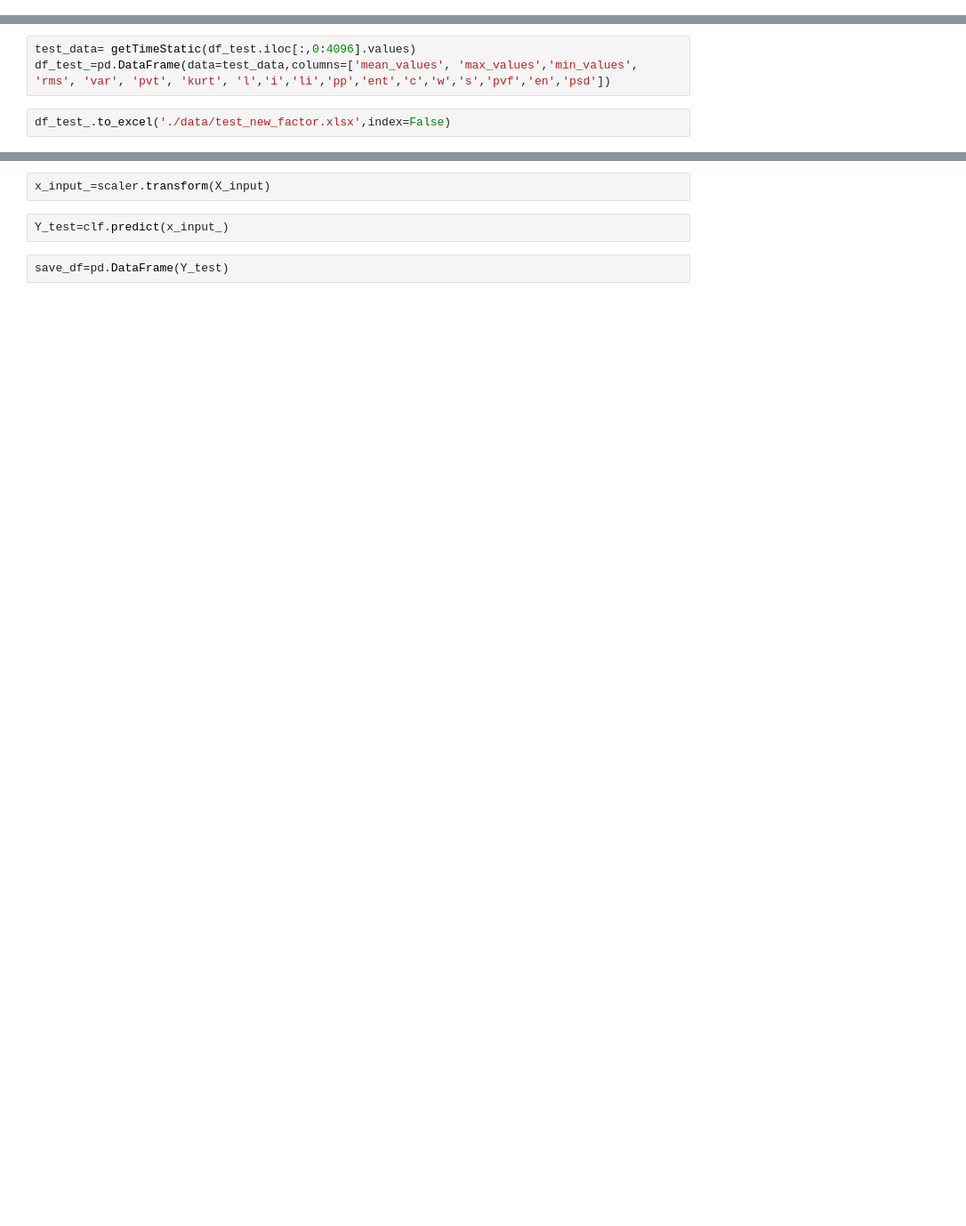
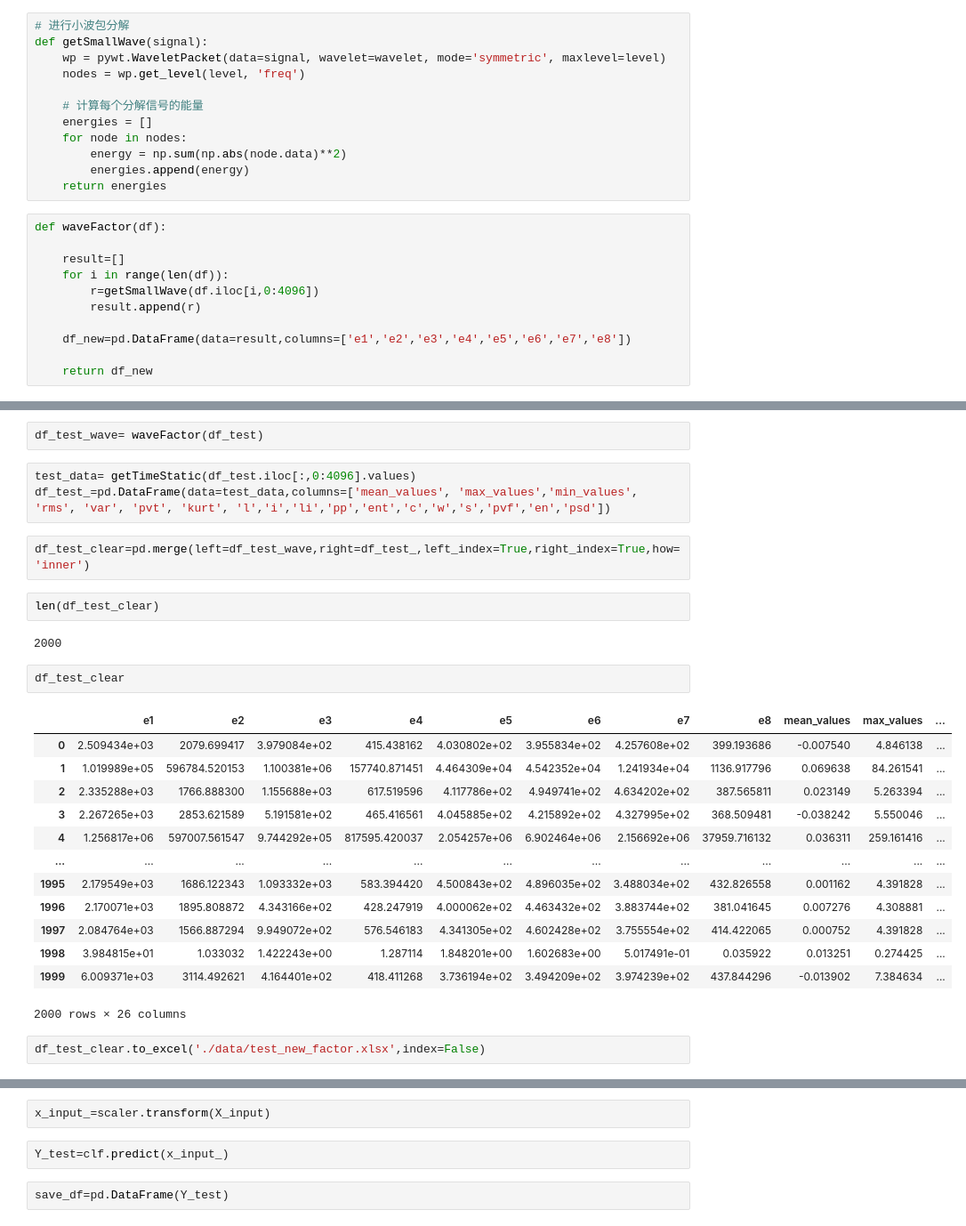
Before and after one commit to Linshijing/competition, a Jupyter notebook: 数据清洗.ipynb, the cells around one changed output, grey strips where cells are left out. Shown at 89% size. Cells and saved outputs as stored; diff of their text form; blank space fills up the shorter version.

```diff
--- a/数据清洗.ipynb
+++ b/数据清洗.ipynb
@@ -81,0 +92,23 @@ def getTimeStatic(signal):
+# %%
+# 进行小波包分解
+def getSmallWave(signal):
+    wp = pywt.WaveletPacket(data=signal, wavelet=wavelet, mode='symmetric', maxlevel=level)
+    nodes = wp.get_level(level, 'freq')
+
+    # 计算每个分解信号的能量
+    energies = []
+    for node in nodes:
+        energy = np.sum(np.abs(node.data)**2)
+        energies.append(energy)
+    return energies
+# %%
+def waveFactor(df):
+
+    result=[]
+    for i in range(len(df)):
+        r=getSmallWave(df.iloc[i,0:4096])
+        result.append(r)
+
+    df_new=pd.DataFrame(data=result,columns=['e1','e2','e3','e4','e5','e6','e7','e8'])
+
+    return df_new
@@ -163,5 +292,29 @@ df_test= pd.read_excel('../testData.xlsx',engine='openpyxl')
+# %%
+df_test_wave= waveFactor(df_test)
 # %%
 test_data= getTimeStatic(df_test.iloc[:,0:4096].values)
 df_test_=pd.DataFrame(data=test_data,columns=['mean_values', 'max_values','min_values', 'rms', 'var', 'pvt', 'kurt', 'l','i','li','pp','ent','c','w','s','pvf','en','psd'])
+# %%
+df_test_clear=pd.merge(left=df_test_wave,right=df_test_,left_index=True,right_index=True,how='inner')
+# %%
+len(df_test_clear)
+# %% [output]
+2000
+# %%
+df_test_clear
+# %% [output]
+|  | e1 | e2 | e3 | e4 | e5 | e6 | e7 | e8 | mean_values | max_values | ... |
+| 0 | 2.509434e+03 | 2079.699417 | 3.979084e+02 | 415.438162 | 4.030802e+02 | 3.955834e+02 | 4.257608e+02 | 399.193686 | -0.007540 | 4.846138 | ... |
+| 1 | 1.019989e+05 | 596784.520153 | 1.100381e+06 | 157740.871451 | 4.464309e+04 | 4.542352e+04 | 1.241934e+04 | 1136.917796 | 0.069638 | 84.261541 | ... |
+| 2 | 2.335288e+03 | 1766.888300 | 1.155688e+03 | 617.519596 | 4.117786e+02 | 4.949741e+02 | 4.634202e+02 | 387.565811 | 0.023149 | 5.263394 | ... |
+| 3 | 2.267265e+03 | 2853.621589 | 5.191581e+02 | 465.416561 | 4.045885e+02 | 4.215892e+02 | 4.327995e+02 | 368.509481 | -0.038242 | 5.550046 | ... |
+| 4 | 1.256817e+06 | 597007.561547 | 9.744292e+05 | 817595.420037 | 2.054257e+06 | 6.902464e+06 | 2.156692e+06 | 37959.716132 | 0.036311 | 259.161416 | ... |
+| ... | ... | ... | ... | ... | ... | ... | ... | ... | ... | ... | ... |
+| 1995 | 2.179549e+03 | 1686.122343 | 1.093332e+03 | 583.394420 | 4.500843e+02 | 4.896035e+02 | 3.488034e+02 | 432.826558 | 0.001162 | 4.391828 | ... |
+| 1996 | 2.170071e+03 | 1895.808872 | 4.343166e+02 | 428.247919 | 4.000062e+02 | 4.463432e+02 | 3.883744e+02 | 381.041645 | 0.007276 | 4.308881 | ... |
+| 1997 | 2.084764e+03 | 1566.887294 | 9.949072e+02 | 576.546183 | 4.341305e+02 | 4.602428e+02 | 3.755554e+02 | 414.422065 | 0.000752 | 4.391828 | ... |
+| 1998 | 3.984815e+01 | 1.033032 | 1.422243e+00 | 1.287114 | 1.848201e+00 | 1.602683e+00 | 5.017491e-01 | 0.035922 | 0.013251 | 0.274425 | ... |
+| 1999 | 6.009371e+03 | 3114.492621 | 4.164401e+02 | 418.411268 | 3.736194e+02 | 3.494209e+02 | 3.974239e+02 | 437.844296 | -0.013902 | 7.384634 | ... |
+2000 rows × 26 columns
 # %%
-df_test_.to_excel('./data/test_new_factor.xlsx',index=False)
+df_test_clear.to_excel('./data/test_new_factor.xlsx',index=False)
```
Also changed, not shown: parts of 23 cells of this notebook, 3 other files.
